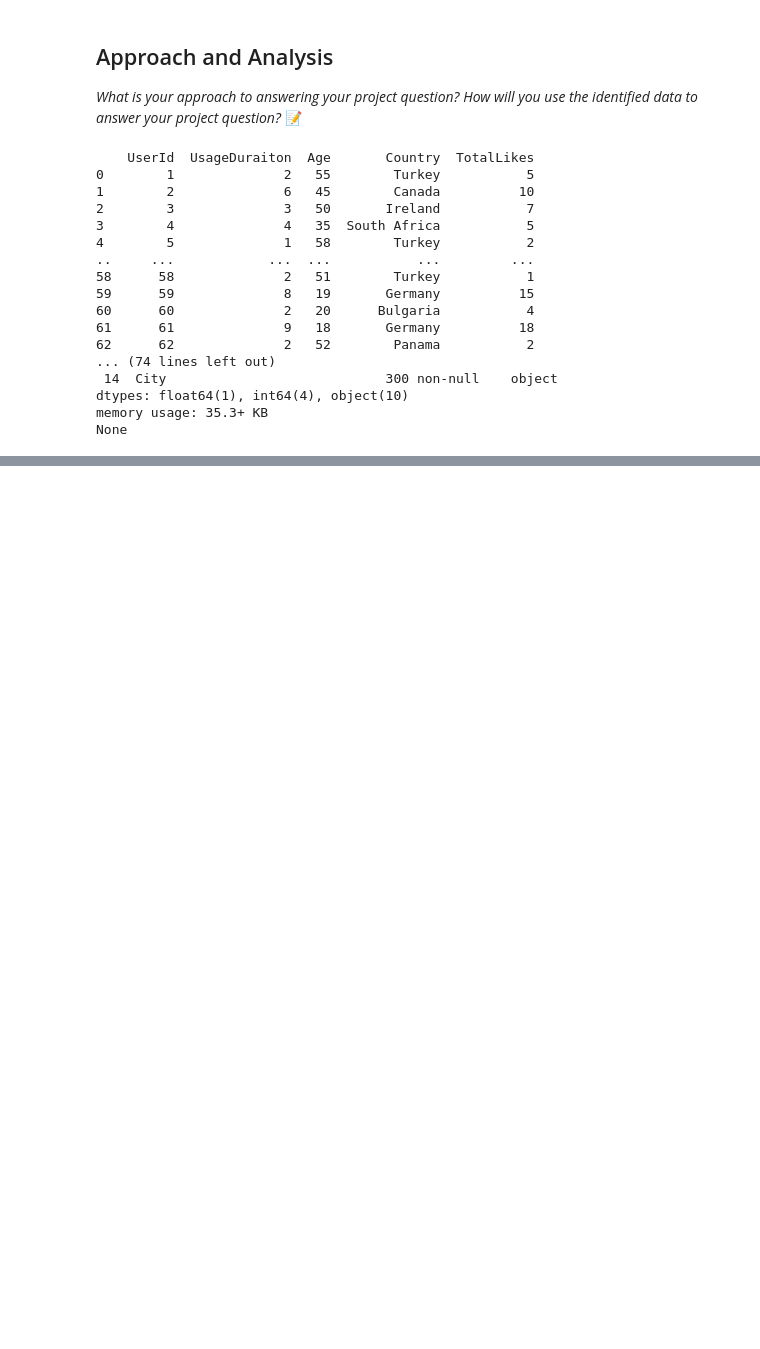
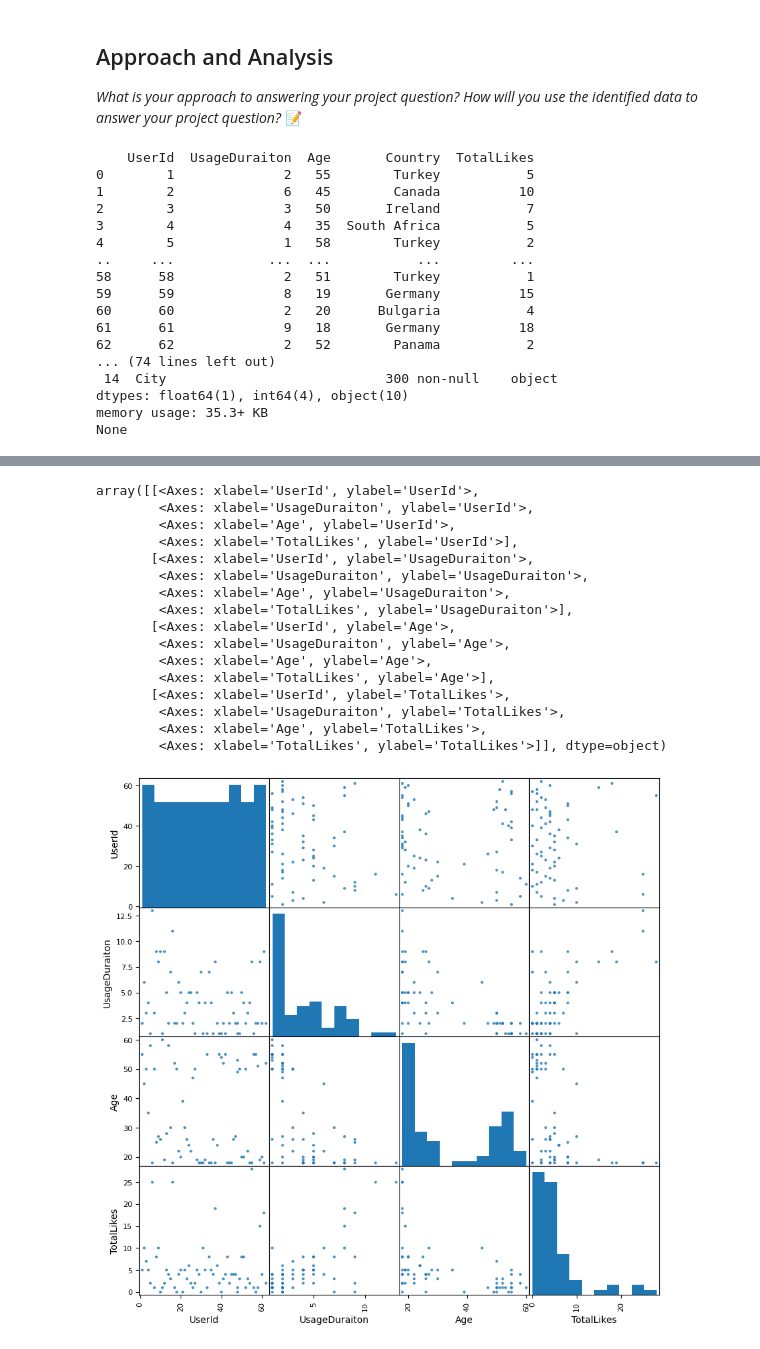
Before and after one commit to IT4063C-Fall24/final-project-gsweet0614, a Jupyter notebook: source.ipynb, the cells around one changed output, grey strips where cells are left out. Cells and saved outputs as stored; diff of their text form; code cells hidden in the pictures; blank space fills up the shorter version.

```diff
--- a/source.ipynb
+++ b/source.ipynb
@@ -80,0 +160,22 @@ None
+# %%
+import pandas.plotting as pdplot
+
+pdplot.scatter_matrix(df1, figsize=(10, 10), diagonal='hist', alpha=0.8)
+# %% [output]
+array([[<Axes: xlabel='UserId', ylabel='UserId'>,
+        <Axes: xlabel='UsageDuraiton', ylabel='UserId'>,
+        <Axes: xlabel='Age', ylabel='UserId'>,
+        <Axes: xlabel='TotalLikes', ylabel='UserId'>],
+       [<Axes: xlabel='UserId', ylabel='UsageDuraiton'>,
+        <Axes: xlabel='UsageDuraiton', ylabel='UsageDuraiton'>,
+        <Axes: xlabel='Age', ylabel='UsageDuraiton'>,
+        <Axes: xlabel='TotalLikes', ylabel='UsageDuraiton'>],
+       [<Axes: xlabel='UserId', ylabel='Age'>,
+        <Axes: xlabel='UsageDuraiton', ylabel='Age'>,
+        <Axes: xlabel='Age', ylabel='Age'>,
+        <Axes: xlabel='TotalLikes', ylabel='Age'>],
+       [<Axes: xlabel='UserId', ylabel='TotalLikes'>,
+        <Axes: xlabel='UsageDuraiton', ylabel='TotalLikes'>,
+        <Axes: xlabel='Age', ylabel='TotalLikes'>,
+        <Axes: xlabel='TotalLikes', ylabel='TotalLikes'>]], dtype=object)
+[figure, added]
```
Also changed, not shown: parts of 18 cells of this notebook.
